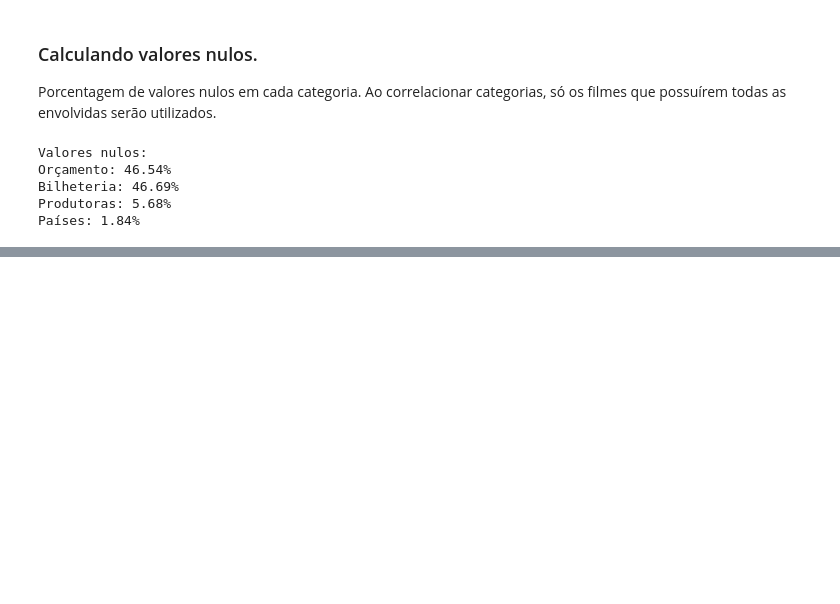
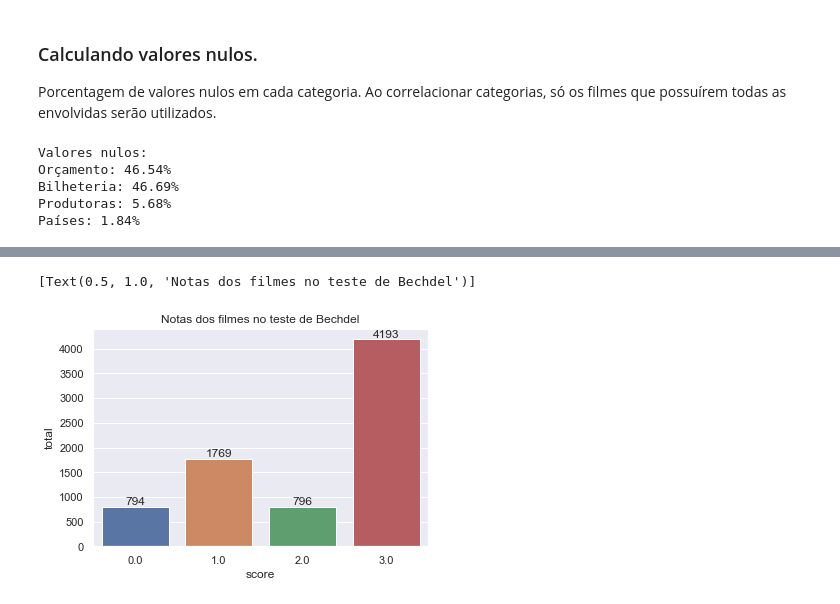
Before and after one commit to vinifm/puc_bechdel, a Jupyter notebook: main.ipynb, the cells around one changed output, grey strips where cells are left out. Saved outputs shown, nothing was run; the diff lists cells and outputs as text; code cells hidden in the pictures; blank space fills up the shorter version.

```diff
--- a/main.ipynb
+++ b/main.ipynb
@@ -1,6 +1,12 @@
 # %%
+import collections
+
 import pandas as pd
+import matplotlib.pyplot as plt
 import seaborn as sns
+sns.set_theme()
+import numpy as np
+from bs4 import BeautifulSoup
 # %% [markdown]
 ### Unindo os datasets
 Unir as notas de bechdel com elenco e equipe com o merge:
@@ -28,9 +34,10 @@ bechdel_df = pd.merge(bechdel_df, credits_df, left_on='tmdbId', right_on='id', h
 
 # UNINDO COM O MOVIES_METADATA.CSV
 
-# transforma o dtype de todos os elementos da coluna 'id' e 'budget' em float.
+# transforma o dtype de todos os elementos das colunas para float.
 imdb_df['id'] = pd.to_numeric(imdb_df['id'], errors='coerce')
 imdb_df.budget = pd.to_numeric(imdb_df.budget, errors='coerce')
+imdb_df.popularity = pd.to_numeric(imdb_df.popularity, errors='coerce')
 
 # remove colunas não usadas.
 imdb_df = imdb_df.drop(['adult', 'belongs_to_collection', 'homepage', 'original_title', 'overview', 'poster_path', 'release_date', 'spoken_languages', 'status', 'tagline', 'video', 'title'], axis=1)
@@ -39,7 +46,6 @@ imdb_df = imdb_df.drop(['adult', 'belongs_to_collection', 'homepage', 'original_
 bechdel_df = pd.merge(bechdel_df, imdb_df, left_on='tmdbId', right_on='id', how='inner').drop('id', axis=1)
 
 # DESCARTA VALORES VAZIOS e reseta o index.
-# descarta itens sem cast e/ou crew. Reseta os index.
 bechdel_df = bechdel_df[
 	(bechdel_df.cast != '[]')
 	& (bechdel_df.crew != '[]')
@@ -49,8 +55,6 @@ bechdel_df = bechdel_df[
 	& (bechdel_df.original_language != 'xx')
 	& (bechdel_df.genres != '[]')
 	].reset_index(drop='True')
-
-bechdel_df
 # %% [output]
 |  | title | year | bt_score | dubious | imdbid | tmdbId | cast | crew | budget | genres | imdb_id | ... |
 | 0 | Sallie Gardner at a Gallop | 1878.0 | 0.0 | 0.0 | 2221420.0 | 194079.0 | [{'cast_id': 5, 'character': 'Her... | [{'credit_id': '52fe4ce29251416c9... | 0.0 | [{'id': 99, 'name': 'Documentary'}] | tt2221420 | ... |
@@ -90,0 +102,12 @@ Países: 1.84%
+# %%
+# TOTAL DE FILMES POR NOTA.
+# score_df = df com a quantidade de filmes por nota.
+score_df = collections.Counter(bechdel_df.bt_score)
+score_df = pd.DataFrame.from_dict(score_df, orient='index').reset_index()
+score_df = score_df.rename(columns={'index': 'score', 0: 'total'})
+score_plot = sns.barplot(x='score', y='total', data=score_df)
+score_plot.bar_label(score_plot.containers[0])
+score_plot.set(title='Notas dos filmes no teste de Bechdel')
+# %% [output]
+[Text(0.5, 1.0, 'Notas dos filmes no teste de Bechdel')]
+[figure, added]
```
Also changed, not shown: parts of 5 cells of this notebook.
